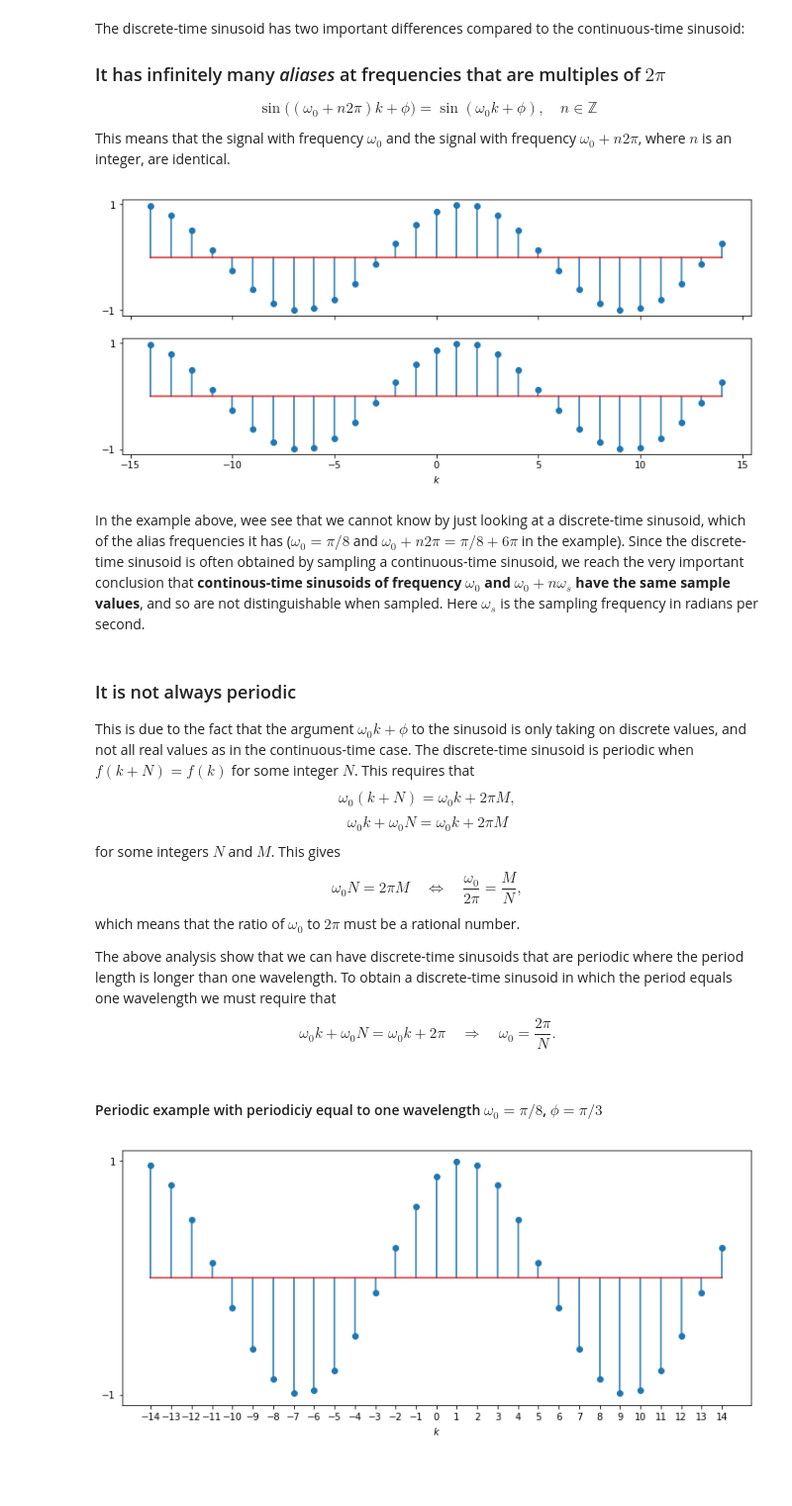
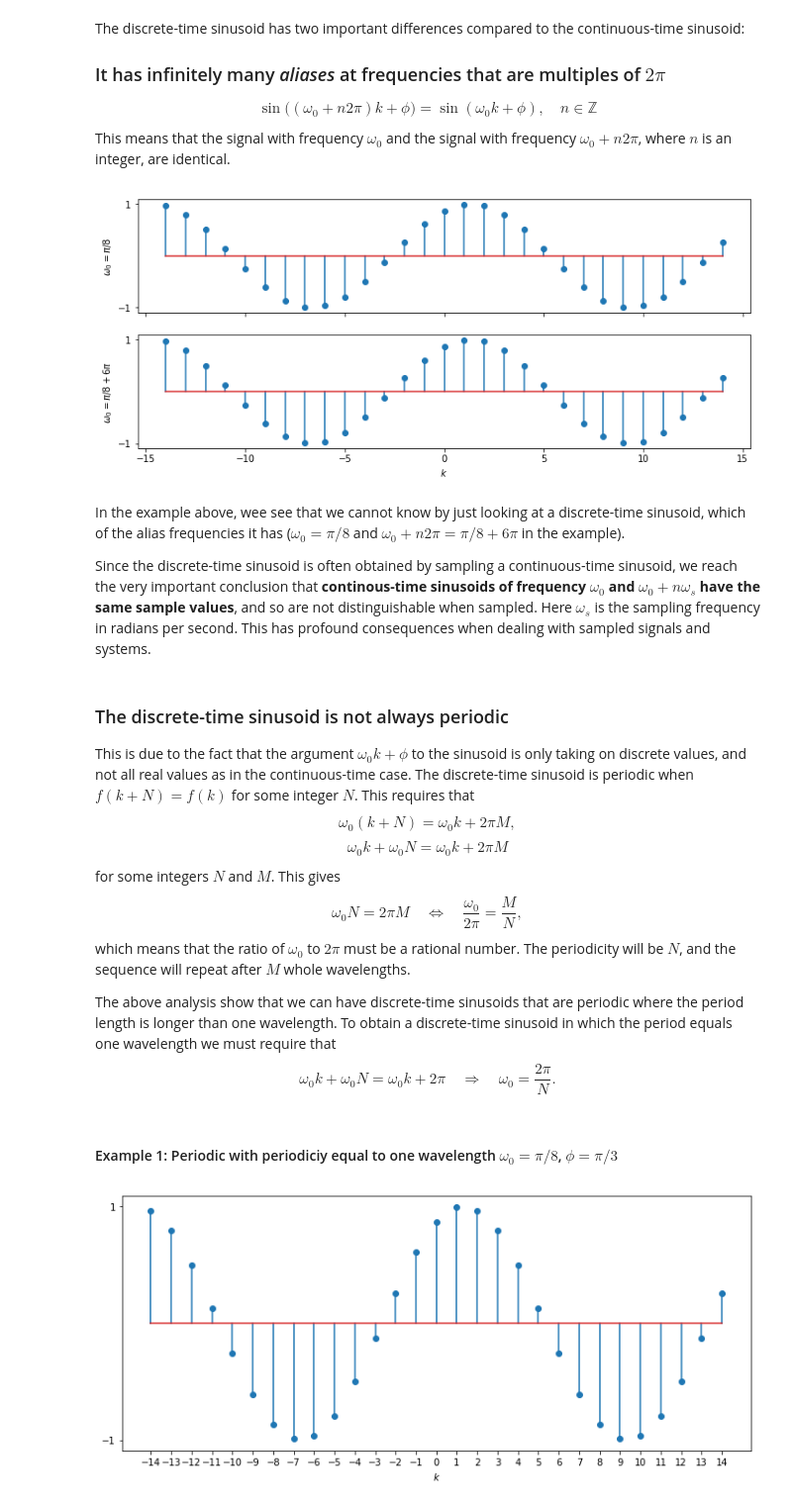
Before and after one commit to kjartan-at-tec/mr2007-computerized-control, a Jupyter notebook: discrete-time-systems/notebooks/Basic-dt-signals.ipynb, the cells around one changed output. Shown at 99% size. Drawn from its saved outputs; the diff is of its cells as text; code cells hidden in the pictures; blank space fills up the shorter version.

```diff
--- a/discrete-time-systems/notebooks/Basic-dt-signals.ipynb
+++ b/discrete-time-systems/notebooks/Basic-dt-signals.ipynb
@@ -123,30 +133,34 @@ This means that the signal with frequency $\omega_0$ and the signal with frequen
 # %%
 a = 1.0; w0 = np.pi/8; phi = np.pi/3; n=3
 k = np.arange(-14,15)
 fig,axs = plt.subplots(2, 1, sharex=True,figsize=(12,5))
 axs[0].stem(k, np.sin(w0*k+phi))
 axs[1].stem(k, np.sin((w0+2*np.pi*n)*k+phi))
 axs[0].set(yticks=[-1,1])
 axs[1].set(yticks=[-1,1])
+axs[0].set(ylabel='$\omega_0=\pi/8$')
+axs[1].set(ylabel='$\omega_0=\pi/8 + 6\pi$')
 plt.xlabel('$k$');
 # %% [output]
-[figure, old version]
+[figure, new version]
 # %% [markdown]
-In the example above, wee see that we cannot know by just looking at a discrete-time sinusoid, which of the alias frequencies it has ($\omega_0=\pi/8$ and $\omega_0+n2\pi=\pi/8 + 6\pi$ in the example). Since the discrete-time sinusoid is often obtained by sampling a continuous-time sinusoid, we reach the very important conclusion that **continous-time sinusoids of frequency $\omega_0$ and $\omega_0 + n\omega_s$ have the same sample values**, and so are not distinguishable when sampled. Here $\omega_s$ is the sampling frequency in radians per second.
+In the example above, wee see that we cannot know by just looking at a discrete-time sinusoid, which of the alias frequencies it has ($\omega_0=\pi/8$ and $\omega_0+n2\pi=\pi/8 + 6\pi$ in the example).
+
+Since the discrete-time sinusoid is often obtained by sampling a continuous-time sinusoid, we reach the very important conclusion that **continous-time sinusoids of frequency $\omega_0$ and $\omega_0 + n\omega_s$ have the same sample values**, and so are not distinguishable when sampled. Here $\omega_s$ is the sampling frequency in radians per second. This has profound consequences when dealing with sampled signals and systems.
 # %% [markdown]
-### It is not always periodic
+### The discrete-time sinusoid is not always periodic
 This is due to the fact that the argument $\omega_0k + \phi$ to the sinusoid is only taking on discrete values, and not all real values as in the continuous-time case.
 The discrete-time sinusoid is periodic when $f(k+N) = f(k)$ for some integer $N$. This requires that
 $$\omega_0(k+N) = \omega_0k + 2\pi M, $$
 $$ \omega_0k +  \omega_0N = \omega_0k + 2\pi M $$
 for some integers $N$ and $M$. This gives
 $$\omega_0N = 2\pi M \quad \Leftrightarrow \quad \frac{\omega_0}{2\pi} = \frac{M}{N},$$
-which means that the ratio of $\omega_0$ to $2\pi$ must be a rational number.
+which means that the ratio of $\omega_0$ to $2\pi$ must be a rational number. The periodicity will be $N$, and the sequence will repeat after $M$ whole wavelengths.
 
 The above analysis show that we can have discrete-time sinusoids that are periodic where the period length is longer than one wavelength. To obtain a discrete-time sinusoid in which the period equals one wavelength we must require that
 $$ \omega_0k + \omega_0N = \omega_0k + 2\pi \quad \Rightarrow \quad \omega_0 = \frac{2\pi}{N}. $$
 # %% [markdown]
-#### Periodic example with periodiciy equal to one wavelength $\omega_0 = \pi/8$, $\phi=\pi/3$
+#### Example 1:  Periodic with periodiciy equal to one wavelength $\omega_0 = \pi/8$, $\phi=\pi/3$
 # %%
 w0 = np.pi/8; phi = np.pi/3
 k = np.arange(-14,15)
```
Also changed, not shown: parts of 17 cells of this notebook.
